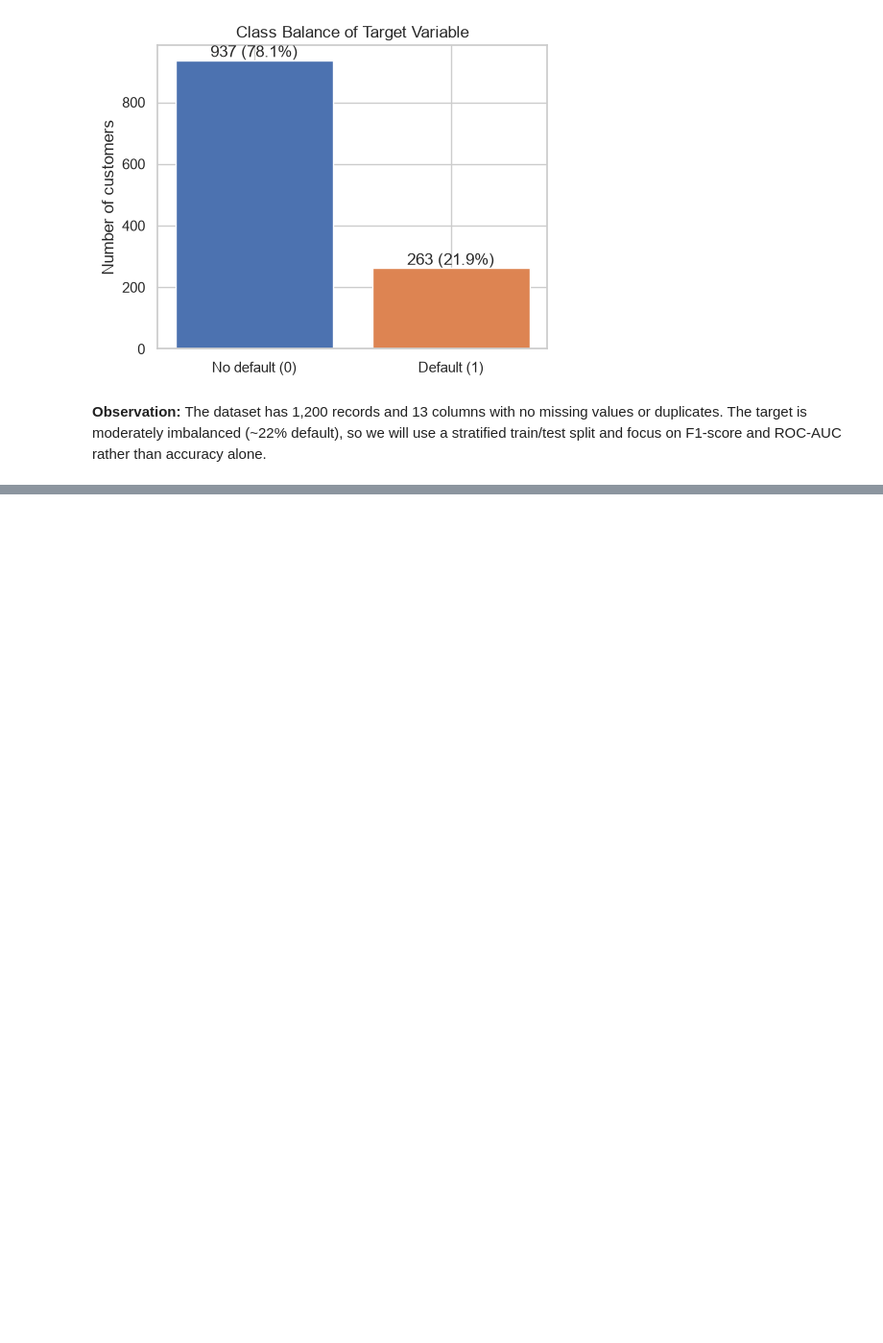
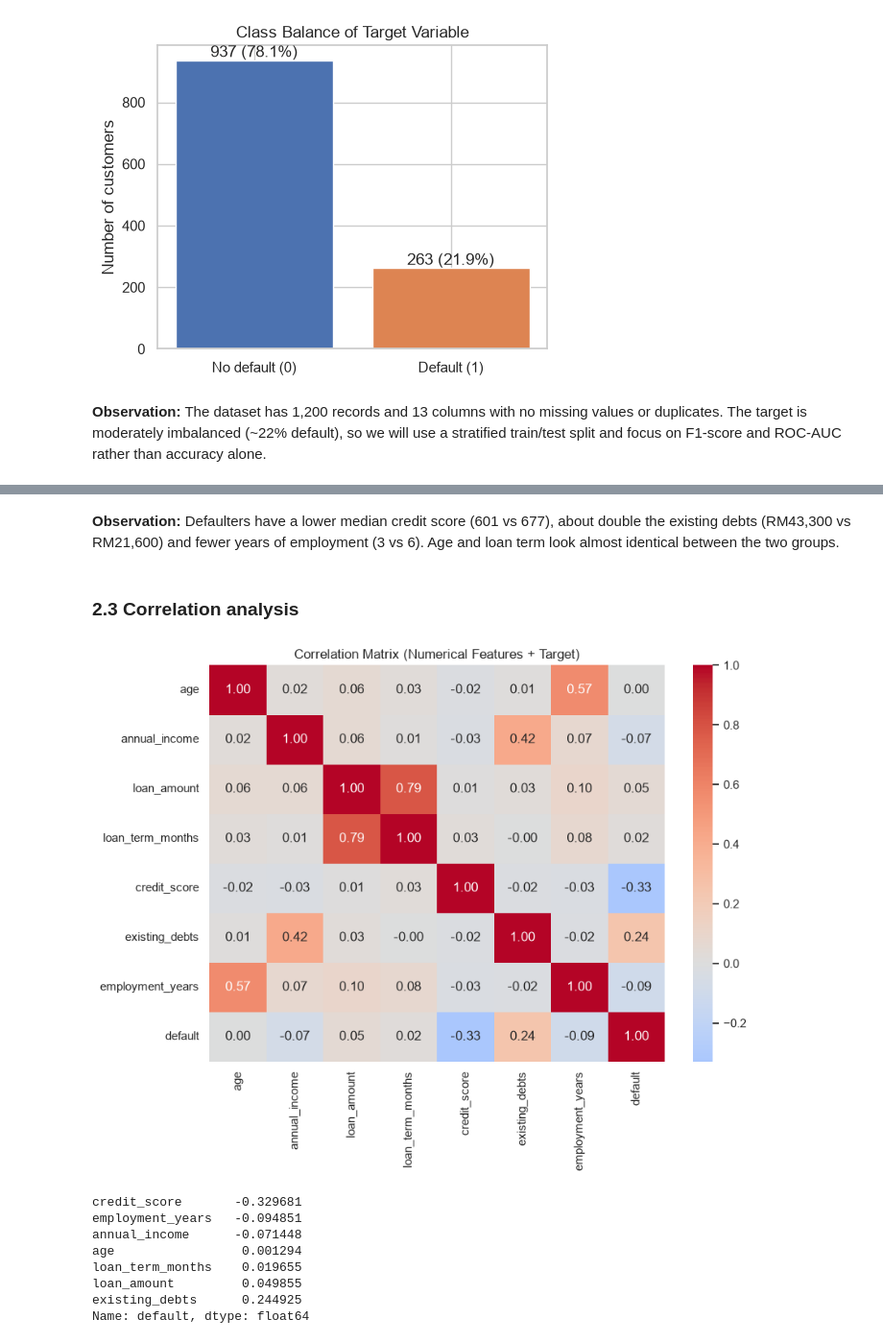
Before and after one commit to qist-tuah/wie3007-data-mining-project, a Jupyter notebook: notebooks/02_feature_engineering_eda.ipynb, the cells around one changed output, grey strips where cells are left out. Shown at 96% size. Saved outputs shown, nothing was run; the diff lists cells and outputs as text; code cells hidden in the pictures; blank space fills up the shorter version.

```diff
--- a/notebooks/02_feature_engineering_eda.ipynb
+++ b/notebooks/02_feature_engineering_eda.ipynb
@@ -105,0 +166,27 @@ stratified train/test split and focus on F1-score and ROC-AUC rather than accura
+# %% [markdown]
+**Observation:** Defaulters have a lower median credit score (601 vs 677), about double
+the existing debts (RM43,300 vs RM21,600) and fewer years of employment (3 vs 6).
+Age and loan term look almost identical between the two groups.
+# %% [markdown]
+### 2.3 Correlation analysis
+# %%
+corr = df[num_cols + ["default"]].corr()
+
+fig, ax = plt.subplots(figsize=(9, 7))
+sns.heatmap(corr, annot=True, fmt=".2f", cmap="coolwarm", center=0, ax=ax)
+ax.set_title("Correlation Matrix (Numerical Features + Target)")
+plt.tight_layout()
+plt.savefig(FIG_DIR + "correlation_heatmap.png", dpi=150)
+plt.show()
+
+corr["default"].drop("default").sort_values()
+# %% [output]
+[figure, added]
+credit_score       -0.329681
+employment_years   -0.094851
+annual_income      -0.071448
+age                 0.001294
+loan_term_months    0.019655
+loan_amount         0.049855
+existing_debts      0.244925
+Name: default, dtype: float64
```
Also changed, not shown: parts of 13 cells of this notebook, 4 other files.
